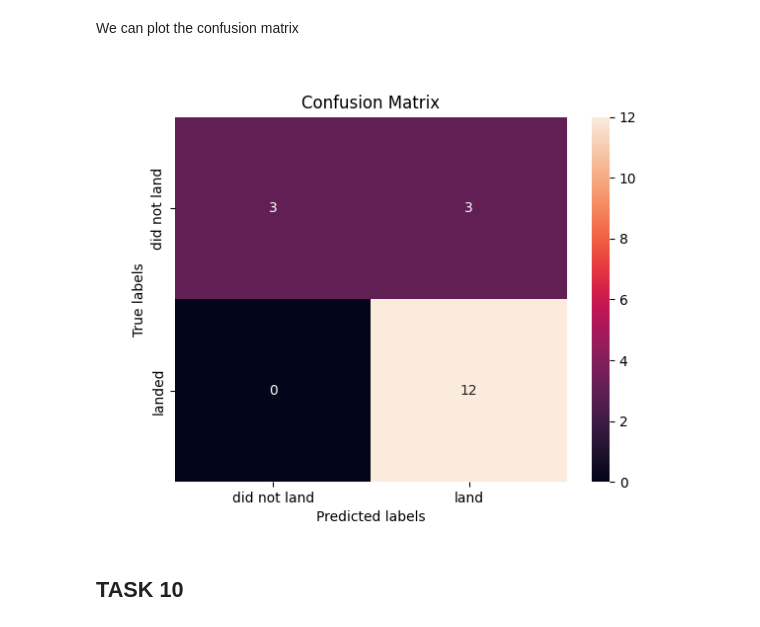
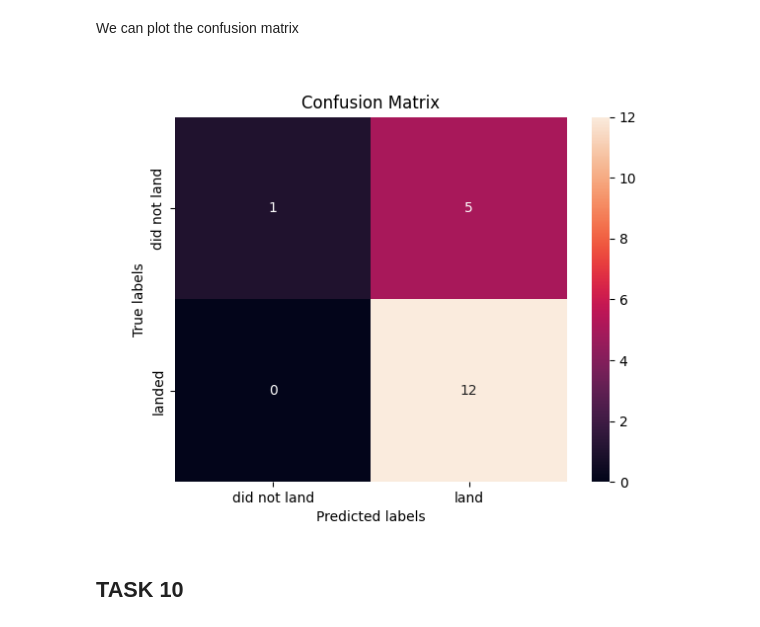
Before and after one commit to irina-18/course-assignment, a Jupyter notebook: IBM-DS0321EN-SkillsNetwork_labs_module_4_SpaceX_Machine_Learning_Prediction done.jupyterlite.ipynb, the cells around one changed output. Drawn from its saved outputs; the diff is of its cells as text; code cells hidden in the pictures.

```diff
--- a/IBM-DS0321EN-SkillsNetwork_labs_module_4_SpaceX_Machine_Learning_Prediction done.jupyterlite.ipynb
+++ b/IBM-DS0321EN-SkillsNetwork_labs_module_4_SpaceX_Machine_Learning_Prediction done.jupyterlite.ipynb
@@ -145,4 +164,6 @@ Use the function train_test_split to split the data X and Y into training and te
 # %% [markdown]
 <code>X_train, X_test, Y_train, Y_test</code>
 # %%
-X_train, X_test, Y_train, Y_test = train_test_split(X, Y, test_size=0.2, random_state=2)
+X_train, X_test, Y_train, Y_test = traX_train, X_test, Y_train, Y_test = train_test_split( X, Y, test_size=0.2, random_state=2)
+print ('Train set:', X_train.shape,  Y_train.shape)
+print ('Test set:', X_test.shape,  Y_test.shape)
@@ -161,9 +185,9 @@ parameters ={'C':[0.001,0.01,0.1,1],
              'penalty':['l2'],
              'solver':['lbfgs']}
 # %%
-parameters ={"C":[0.1,1],'penalty':['l2'], 'solver':['lbfgs']}# l1 lasso l2 ridge
+parameters ={"C":[0.01,0.1,1],'penalty':['l2'], 'solver':['lbfgs']}# l1 lasso l2 ridge
 lr=LogisticRegression()
-gscv = GridSearchCV(estimator=SVC(), param_grid = parameters, cv = 10)
-#gscv = GridSearchCV(lr, parameters, scoring='accuracy', cv=10)
-logreg_cv = gscv.fit(X_train, Y_train)
+
+logreg_cv = GridSearchCV(lr, parameters, cv=10)
+logreg_cv.fit(X_train, Y_train)
 # %% [output]
@@ -202,5 +229,5 @@ parameters = {'kernel':('linear', 'rbf','poly','rbf', 'sigmoid'),
               'gamma':np.logspace(-3, 3, 5)}
 svm = SVC()
 # %%
-gscv = GridSearchCV(svm, parameters, scoring='accuracy', cv=10)
-svm_cv = gscv.fit(X_train, Y_train)
+svm_cv = GridSearchCV(svm, parameters, cv=10)
+svm_cv.fit(X_train, Y_train)
@@ -237,5 +273,5 @@ parameters = {'criterion': ['gini', 'entropy'],
 
 tree = DecisionTreeClassifier()
 # %%
-gscv = GridSearchCV(tree,parameters,scoring='accuracy',cv=10)
-tree_cv = gscv.fit(X_train,Y_train)
+tree_cv = GridSearchCV(tree, parameters ,cv=10)
+tree_cv.fit(X_train,Y_train)
@@ -256,10 +300,10 @@ tree_cv.score(X_test,Y_test)
 # %% [markdown]
 We can plot the confusion matrix
 # %%
-yhat = svm_cv.predict(X_test)
+yhat = tree_cv.predict(X_test)
 plot_confusion_matrix(Y_test,yhat)
 # %% [output]
-[figure, old version]
+[figure, new version]
 # %% [markdown]
 ## TASK  10
 # %% [markdown]
```
Also changed, not shown: parts of 18 cells of this notebook.
